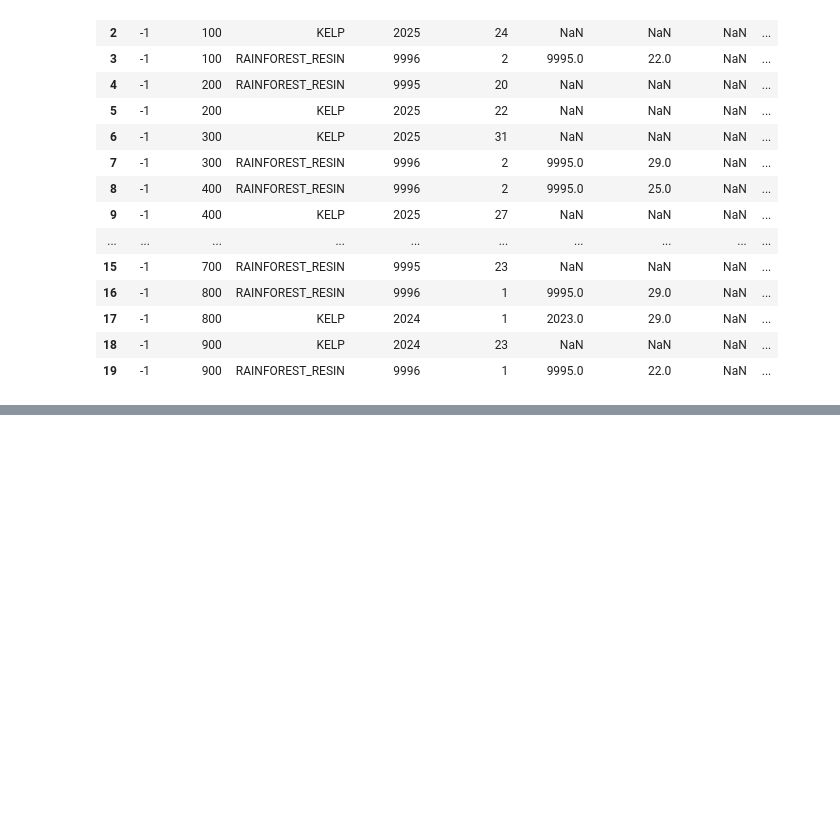
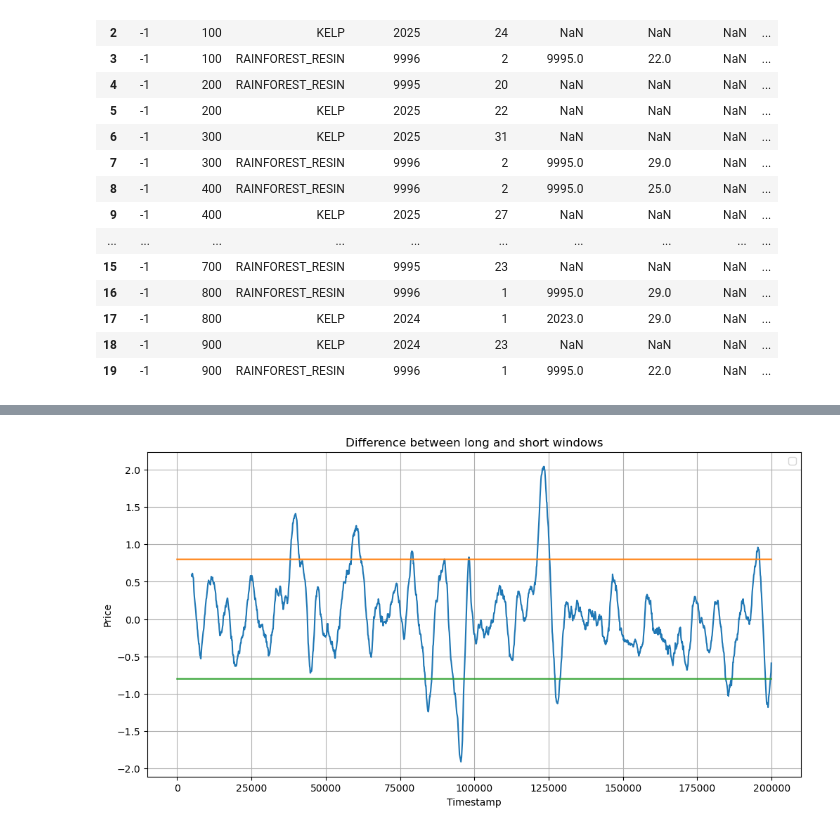
Before and after one commit to UlrichVestuche/IMC-Prosperity-3, a Jupyter notebook: Tutorial Gleb/data_ga.ipynb, the cells around one changed output, grey strips where cells are left out. Saved outputs shown, nothing was run; the diff lists cells and outputs as text; code cells hidden in the pictures; blank space fills up the shorter version.

```diff
--- a/Tutorial Gleb/data_ga.ipynb
+++ b/Tutorial Gleb/data_ga.ipynb
@@ -52,0 +120,15 @@ print(tabulate(df, headers='keys'))
+# %%
+kelp_roll_mid_diff = [df_kelp_roll_mid_long[i] - df_kelp_roll_mid_short[i] for i in range(len(df_kelp_roll_mid_long))]
+
+plt.figure(figsize=(12, 6))
+plt.plot(df_kelp['timestamp'], kelp_roll_mid_diff)
+plt.plot(df_kelp['timestamp'],[0.8 for i in range(len(kelp_roll_mid_diff))])
+plt.plot(df_kelp['timestamp'],[-0.8 for i in range(len(kelp_roll_mid_diff))])
+plt.xlabel('Timestamp')
+plt.ylabel('Price')
+plt.title('Difference between long and short windows')
+plt.legend()
+plt.grid(True)
+plt.show()
+# %% [output]
+[figure, added]
```
Also changed, not shown: parts of 8 cells of this notebook, 7 other files.
